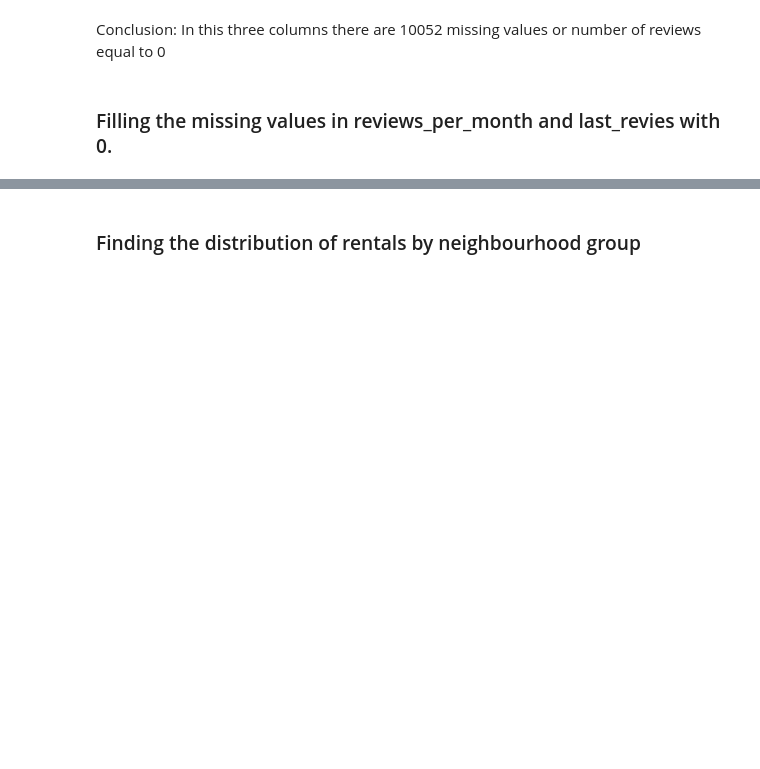
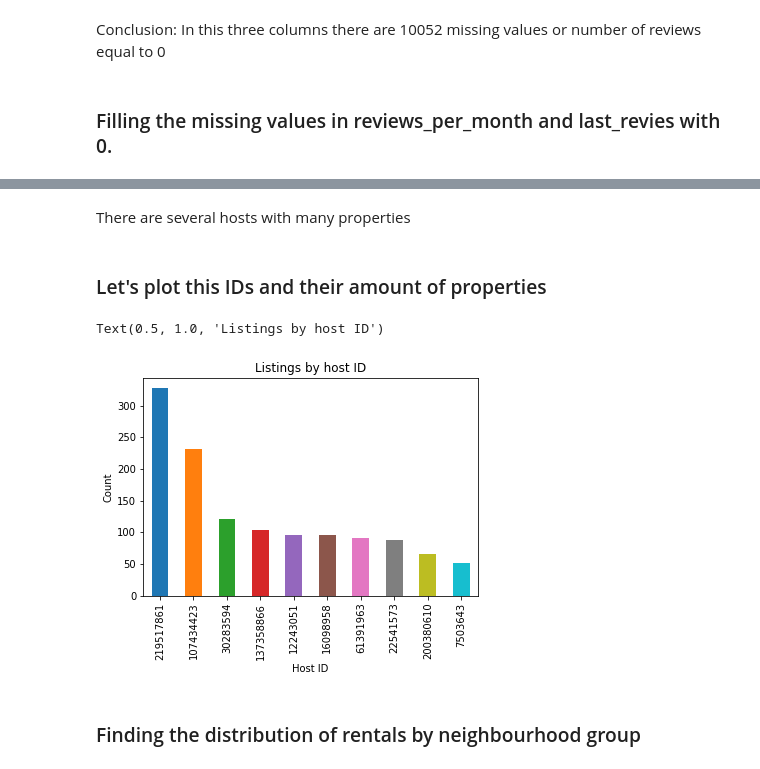
Before and after one commit to leosquintero/Airbnb-data-science-project, a Jupyter notebook: AirBnb EDA.ipynb, the cells around one changed output, grey strips where cells are left out. Cells and saved outputs as stored; diff of their text form; code cells hidden in the pictures; blank space fills up the shorter version.

```diff
--- a/AirBnb EDA.ipynb
+++ b/AirBnb EDA.ipynb
@@ -107,3 +123,15 @@ bnb.head()
+# %% [markdown]
+There are several hosts with many properties
+# %% [markdown]
+### Let's plot this IDs and their amount of properties
+# %%
+bnb.host_id.value_counts().head(10).plot(kind = 'bar')
+plt.xlabel('Host ID')
+plt.ylabel('Count')
+plt.title('Listings by host ID')
+# %% [output]
+Text(0.5, 1.0, 'Listings by host ID')
+[figure, added]
 # %% [markdown]
 ### Finding the distribution of rentals by neighbourhood group
 # %%
```
Also changed, not shown: parts of 23 cells of this notebook.
